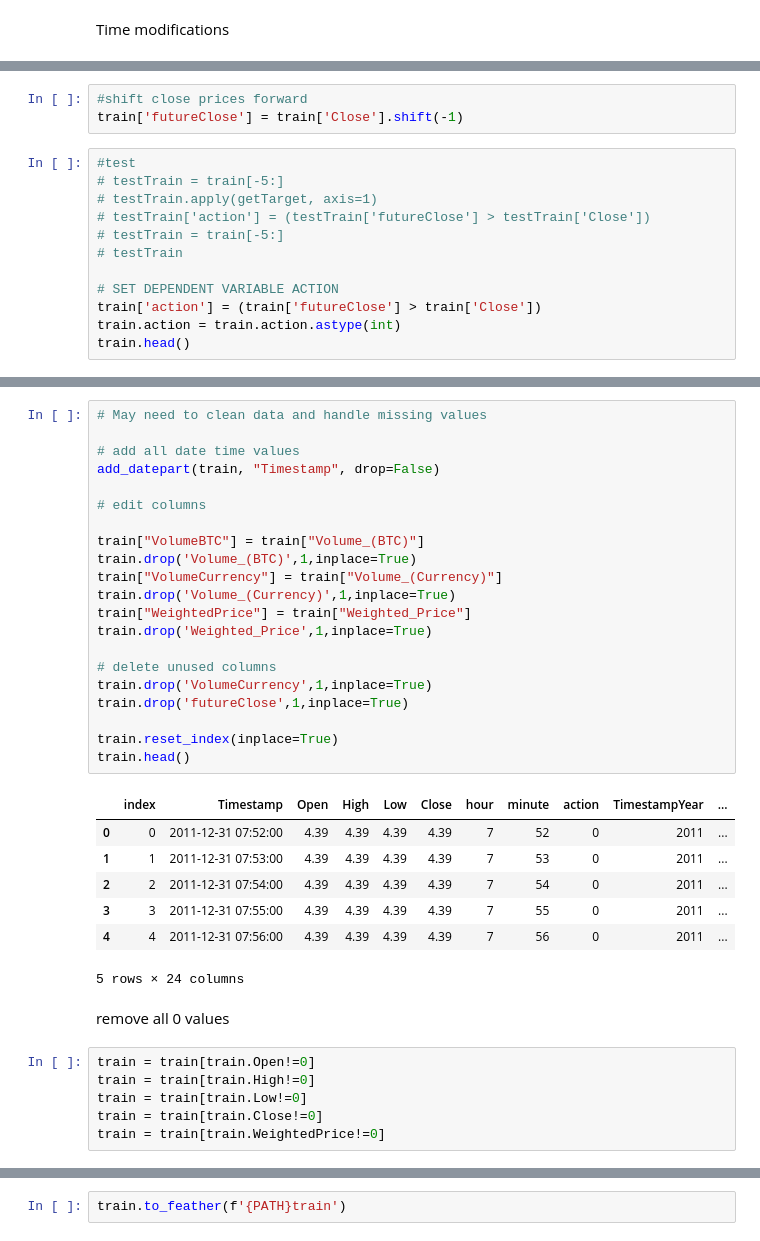
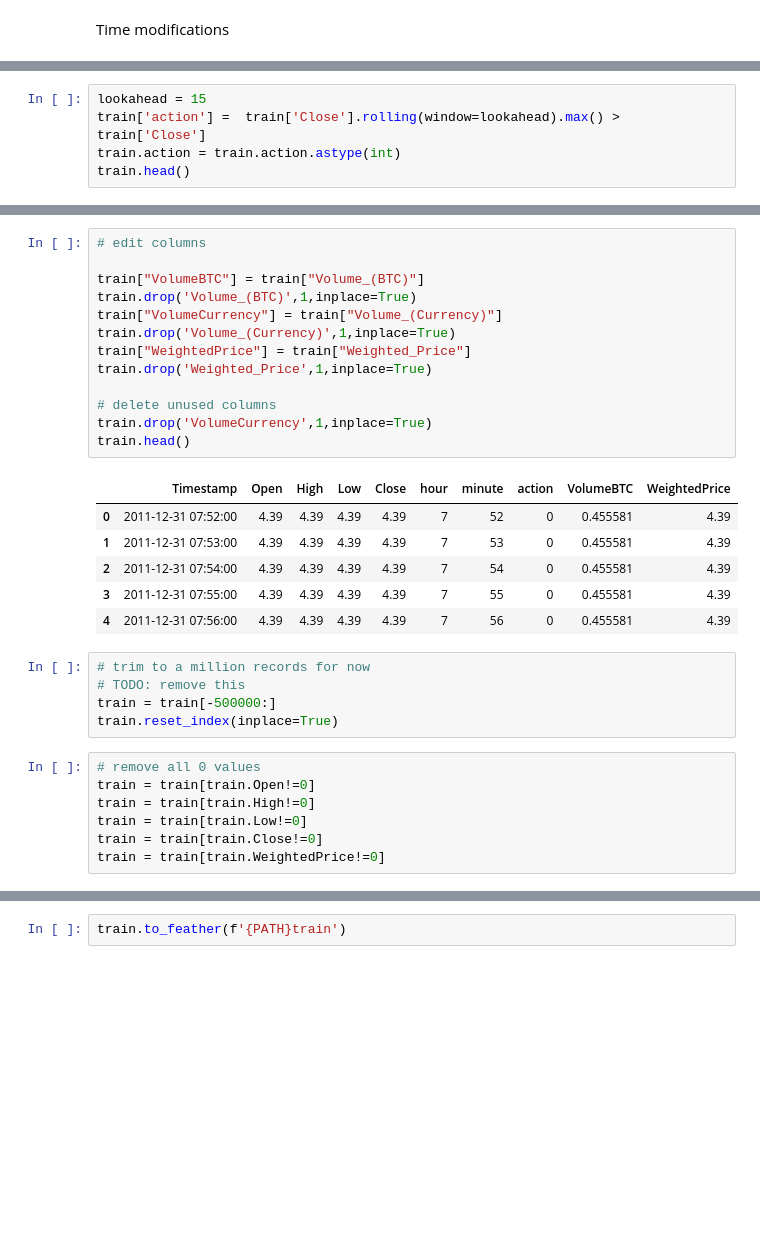
Before and after one commit to iaghidro/stock-predictor, a Jupyter notebook: fastAI/binaryClassificationBTC.ipynb, the cells around one changed output, grey strips where cells are left out. Saved outputs shown, nothing was run; the diff lists cells and outputs as text; blank space fills up the shorter version.

```diff
--- a/fastAI/binaryClassificationBTC.ipynb
+++ b/fastAI/binaryClassificationBTC.ipynb
@@ -85,18 +86,3 @@ train.head()
 | 2 | 2011-12-31 07:54:00 | 4.39 | 4.39 | 4.39 | 4.39 | 0.455581 | 2.0 | 4.39 | ... |
 | 3 | 2011-12-31 07:55:00 | 4.39 | 4.39 | 4.39 | 4.39 | 0.455581 | 2.0 | 4.39 | ... |
 | 4 | 2011-12-31 07:56:00 | 4.39 | 4.39 | 4.39 | 4.39 | 0.455581 | 2.0 | 4.39 | ... |
-# %%
-#shift close prices forward
-train['futureClose'] = train['Close'].shift(-1)
-# %%
-#test
-# testTrain = train[-5:]
-# testTrain.apply(getTarget, axis=1)
-# testTrain['action'] = (testTrain['futureClose'] > testTrain['Close'])
-# testTrain = train[-5:]
-# testTrain
-
-# SET DEPENDENT VARIABLE ACTION
-train['action'] = (train['futureClose'] > train['Close'])
-train.action = train.action.astype(int)
-train.head()
@@ -113,0 +91,5 @@ train.action = train.action.astype(int)
+# %%
+lookahead = 15
+train['action'] =  train['Close'].rolling(window=lookahead).max() > train['Close']
+train.action = train.action.astype(int)
+train.head()
@@ -114,35 +103,30 @@ train.action = train.action.astype(int)
 # %%
-# May need to clean data and handle missing values
-
-# add all date time values
-add_datepart(train, "Timestamp", drop=False)
-
 # edit columns
 
 train["VolumeBTC"] = train["Volume_(BTC)"]
 train.drop('Volume_(BTC)',1,inplace=True)
 train["VolumeCurrency"] = train["Volume_(Currency)"]
 train.drop('Volume_(Currency)',1,inplace=True)
 train["WeightedPrice"] = train["Weighted_Price"]
 train.drop('Weighted_Price',1,inplace=True)
 
 # delete unused columns
 train.drop('VolumeCurrency',1,inplace=True)
-train.drop('futureClose',1,inplace=True)
-
-train.reset_index(inplace=True)
 train.head()
 # %% [output]
-|  | index | Timestamp | Open | High | Low | Close | hour | minute | action | TimestampYear | ... |
-| 0 | 0 | 2011-12-31 07:52:00 | 4.39 | 4.39 | 4.39 | 4.39 | 7 | 52 | 0 | 2011 | ... |
-| 1 | 1 | 2011-12-31 07:53:00 | 4.39 | 4.39 | 4.39 | 4.39 | 7 | 53 | 0 | 2011 | ... |
-| 2 | 2 | 2011-12-31 07:54:00 | 4.39 | 4.39 | 4.39 | 4.39 | 7 | 54 | 0 | 2011 | ... |
-| 3 | 3 | 2011-12-31 07:55:00 | 4.39 | 4.39 | 4.39 | 4.39 | 7 | 55 | 0 | 2011 | ... |
-| 4 | 4 | 2011-12-31 07:56:00 | 4.39 | 4.39 | 4.39 | 4.39 | 7 | 56 | 0 | 2011 | ... |
+|  | Timestamp | Open | High | Low | Close | hour | minute | action | VolumeBTC | WeightedPrice |
+| 0 | 2011-12-31 07:52:00 | 4.39 | 4.39 | 4.39 | 4.39 | 7 | 52 | 0 | 0.455581 | 4.39 |
+| 1 | 2011-12-31 07:53:00 | 4.39 | 4.39 | 4.39 | 4.39 | 7 | 53 | 0 | 0.455581 | 4.39 |
+| 2 | 2011-12-31 07:54:00 | 4.39 | 4.39 | 4.39 | 4.39 | 7 | 54 | 0 | 0.455581 | 4.39 |
+| 3 | 2011-12-31 07:55:00 | 4.39 | 4.39 | 4.39 | 4.39 | 7 | 55 | 0 | 0.455581 | 4.39 |
+| 4 | 2011-12-31 07:56:00 | 4.39 | 4.39 | 4.39 | 4.39 | 7 | 56 | 0 | 0.455581 | 4.39 |
-5 rows × 24 columns
-# %% [markdown]
-remove all 0 values
+# %%
+# trim to a million records for now
+# TODO: remove this
+train = train[-500000:]
+train.reset_index(inplace=True)
 # %%
+# remove all 0 values
 train = train[train.Open!=0]
 train = train[train.High!=0]
 train = train[train.Low!=0]
```
Also changed, not shown: parts of 43 cells of this notebook, 3 other files.
